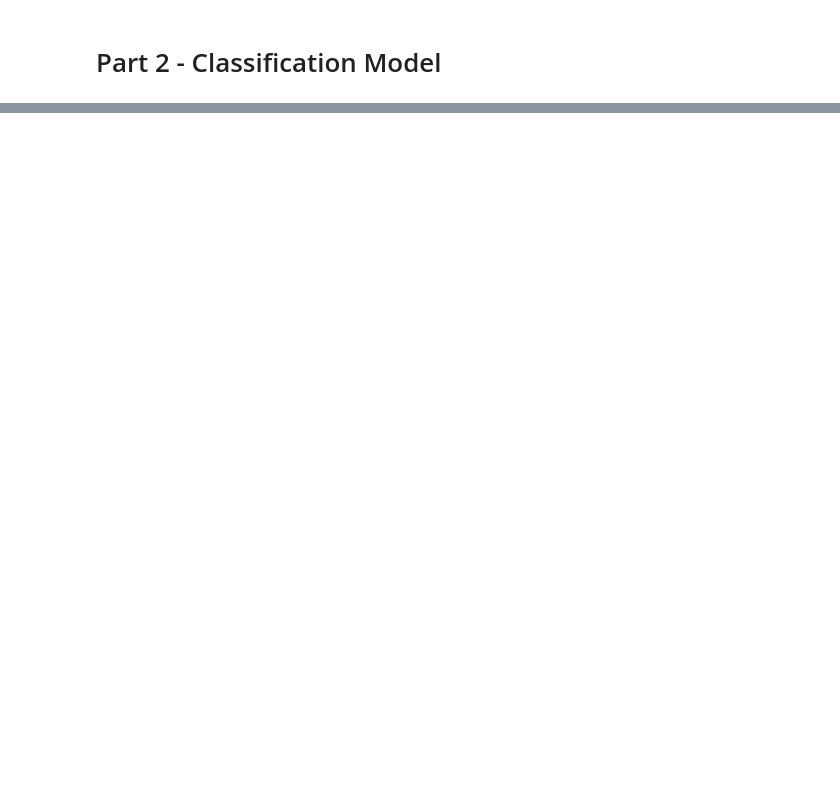
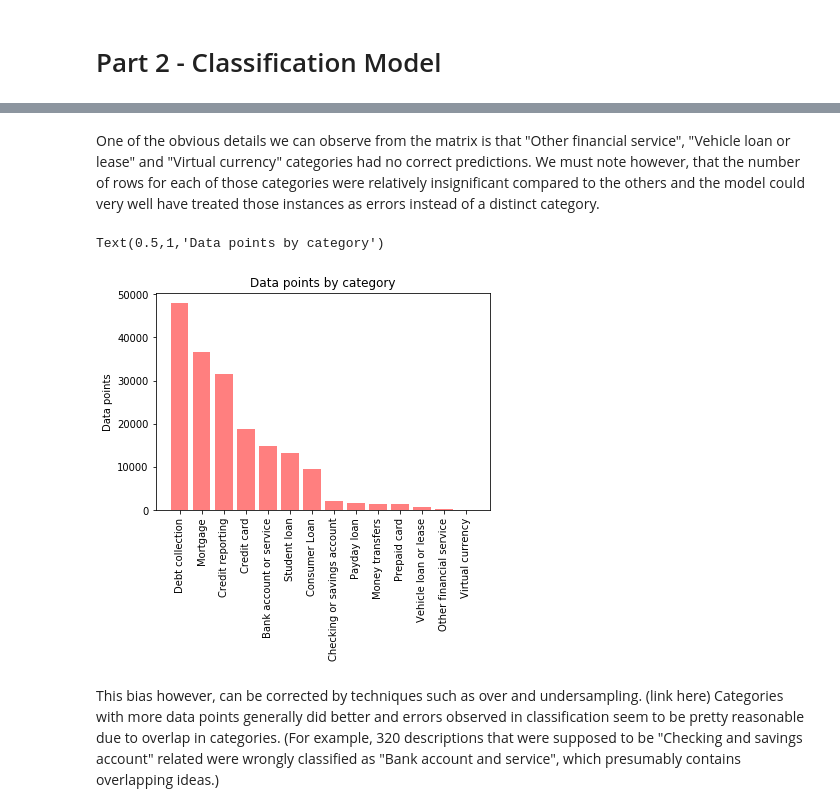
Before and after one commit to jtsw1990/-100daysofmlcode, a Jupyter notebook: actuariesInstituteEntry.ipynb, the cells around one changed output, grey strips where cells are left out. Saved outputs shown, nothing was run; the diff lists cells and outputs as text; code cells hidden in the pictures; blank space fills up the shorter version.

```diff
--- a/actuariesInstituteEntry.ipynb
+++ b/actuariesInstituteEntry.ipynb
@@ -122 +162,16 @@ metrics.accuracy_score(y_test, pred)
+# %% [markdown]
+One of the obvious details we can observe from the matrix is that "Other financial service", "Vehicle loan or lease" and "Virtual currency" categories had no correct predictions. We must note however, that the number of rows for each of those categories were relatively insignificant compared to the others and the model could very well have treated those instances as errors instead of a distinct category.
+# %%
+counts = df.groupby('target').count().sort_values('description', ascending = False)
+labels = counts.index
+y_pos = range(len(labels))
+plt.bar(y_pos, counts['description'], align = 'center', alpha = 0.5, color = 'r')
+plt.xticks(y_pos, labels, rotation = 90)
+plt.ylabel('Data points')
+plt.title('Data points by category')
+# %% [output]
+Text(0.5,1,'Data points by category')
+[figure, added]
+# %% [markdown]
+This bias however, can be corrected by techniques such as over and undersampling. (link here) Categories with more data points generally did better and errors observed in classification seem to be pretty reasonable due to overlap in categories. (For example, 320 descriptions that were supposed to be "Checking and savings account" related were wrongly classified as "Bank account and service", which presumably contains overlapping ideas.)
 # %%
```
Also changed, not shown: parts of 45 cells of this notebook.
